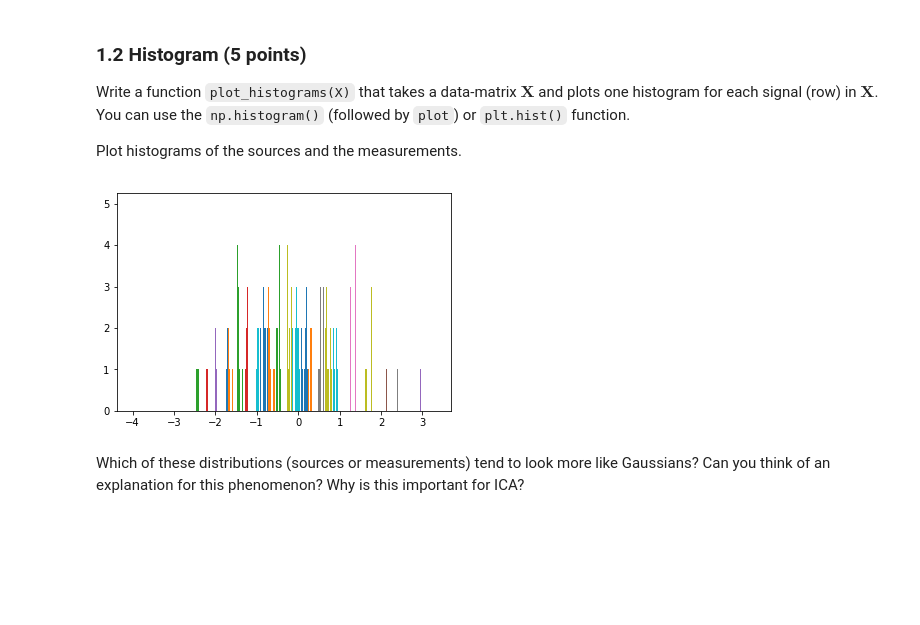
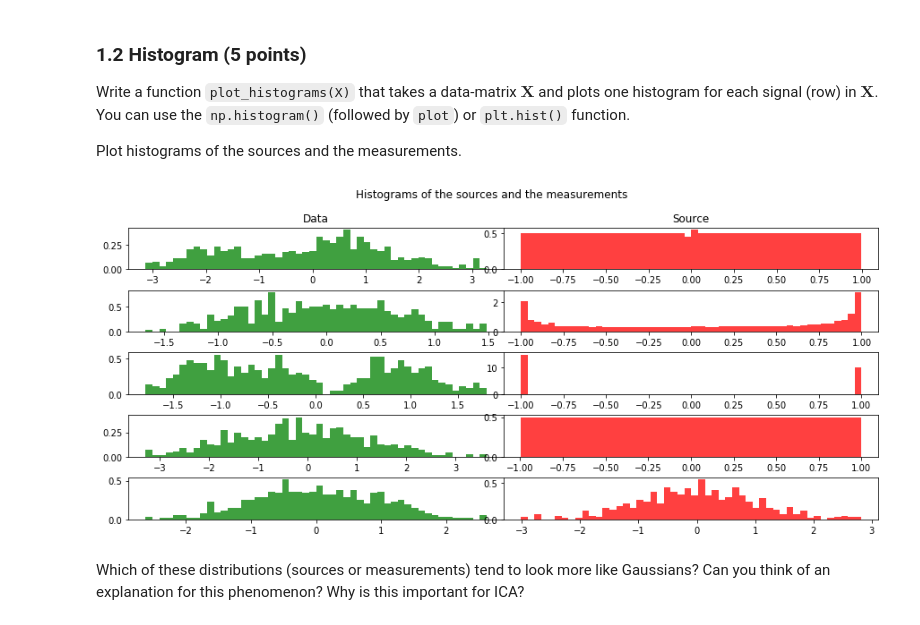
Before and after one commit to Asagodi/ML2, a Jupyter notebook: lab1.ipynb, the cells around one changed output. Saved outputs shown, nothing was run; the diff lists cells and outputs as text; code cells hidden in the pictures; blank space fills up the shorter version.

```diff
--- a/lab1.ipynb
+++ b/lab1.ipynb
@@ -113,15 +113,30 @@ assert X.shape == (num_sources, signal_length), "The shape of your mixed signals
 Write a function `plot_histograms(X)` that takes a data-matrix $\mathbf{X}$ and plots one histogram for each signal (row) in $\mathbf{X}$. You can use the `np.histogram()` (followed by `plot`) or `plt.hist()` function.
 
 Plot histograms of the sources and the measurements.
-# %%
-### 1.2 Histogram
-def plot_histograms(X):
-    np.histogram(X)
-    plt.hist(X)
-
-plot_histograms(X)
-# %% [output]
-[figure, removed]
+# %%
+### 1.2 Histogram
+def plot_histograms(X):
+    for i in range(X.shape[0]):
+        figure()
+        np.histogram(X[i,:])
+        plt.hist(X[i,:])
+
+n = X.shape[0]
+fig, axs = plt.subplots(n, 2, figsize=(15, 6), facecolor='w', edgecolor='k')
+fig.subplots_adjust(hspace = .5, wspace=.001)
+axs = axs.ravel()
+
+for i in range(n):
+    # the histogram of the data
+    n, bins, patches = axs[2*i].hist(X[i,:], 50, normed=1, facecolor='green', alpha=0.75)
+    n, bins, patches = axs[2*i+1].hist(S[i,:], 50, normed=1, facecolor='red', alpha=0.75)
+
+plt.suptitle("Histograms of the sources and the measurements")
+axs[0].set_title("Data")
+axs[1].set_title("Source")
+plt.show()
+# %% [output]
+[figure, added]
 # %% [markdown]
 Which of these distributions (sources or measurements) tend to look more like Gaussians? Can you think of an explanation for this phenomenon? Why is this important for ICA?
 # %% [markdown]
```
Also changed, not shown: parts of 4 cells of this notebook.
